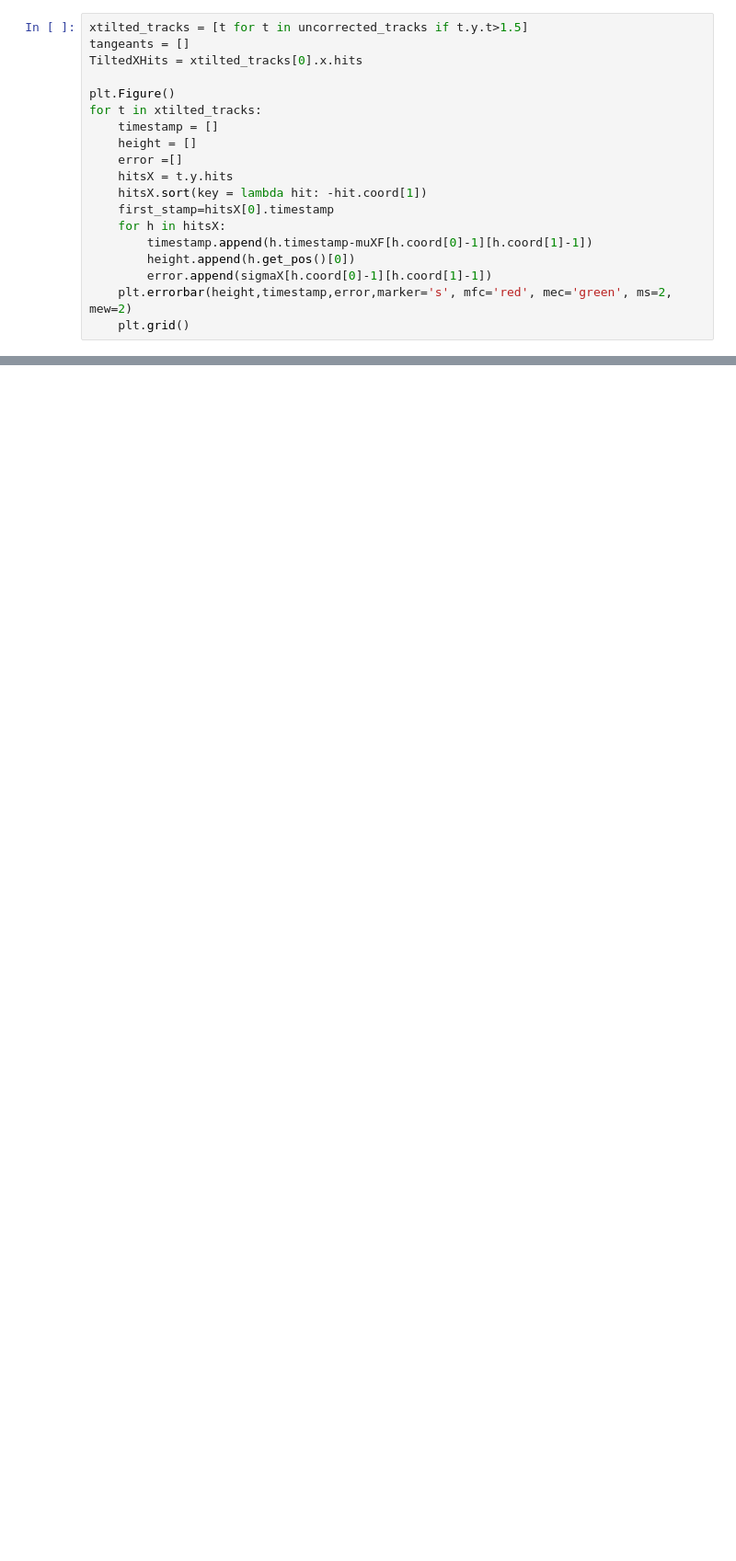
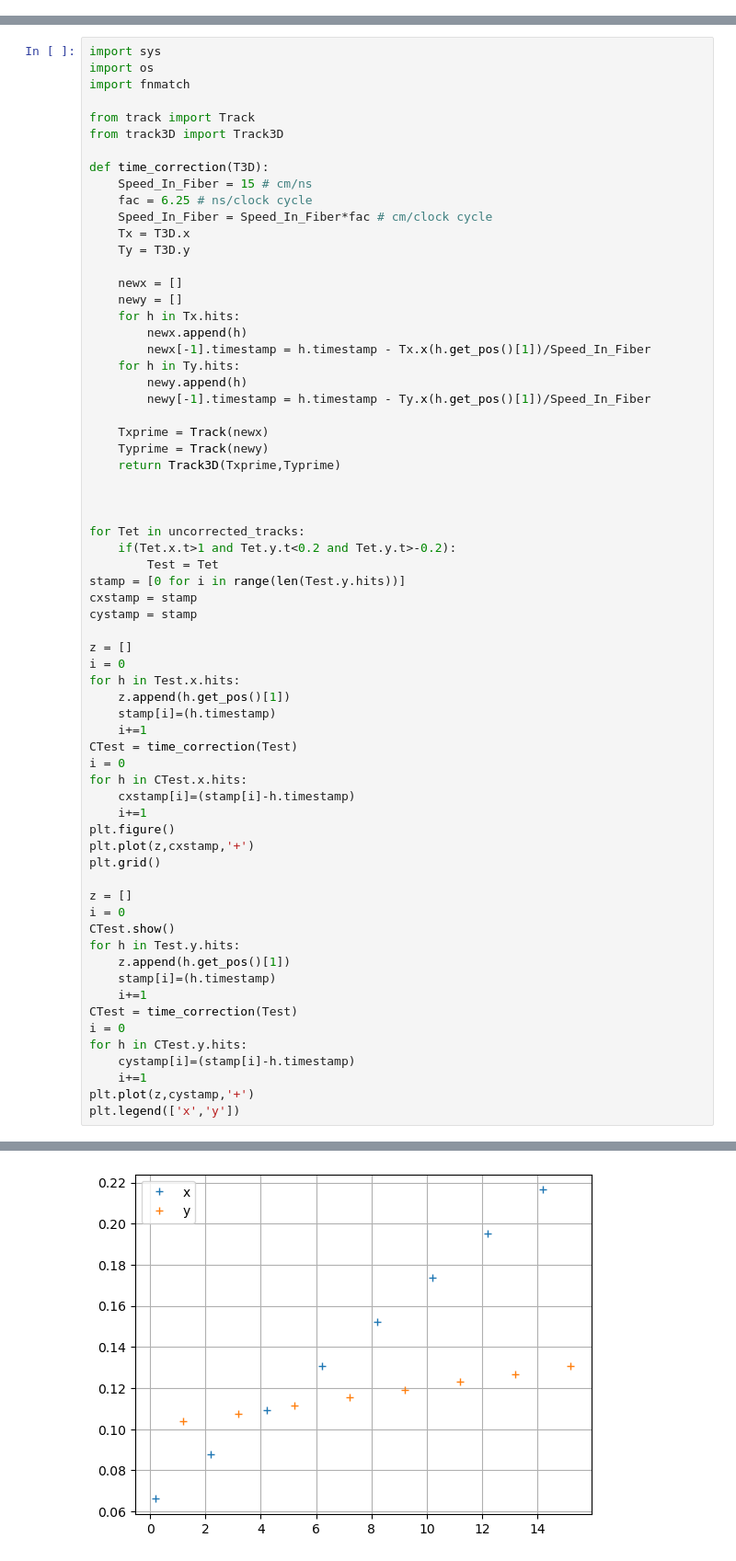
Before and after one commit to kauniska/ecal_reco, a Jupyter notebook: time_alignement/time_distribution.ipynb, the cells around one changed output, grey strips where cells are left out. Shown at 92% size. Drawn from its saved outputs; the diff is of its cells as text; blank space fills up the shorter version.

```diff
--- a/time_alignement/time_distribution.ipynb
+++ b/time_alignement/time_distribution.ipynb
@@ -322,22 +269,3 @@ for i in range(10000) :
     # print (hits)
     Track = Track3D(hits)
     uncorrected_tracks.append(Track)
-# %%
-xtilted_tracks = [t for t in uncorrected_tracks if t.y.t>1.5]
-tangeants = []
-TiltedXHits = xtilted_tracks[0].x.hits
-
-plt.Figure()
-for t in xtilted_tracks:
-    timestamp = []
-    height = []
-    error =[]
-    hitsX = t.y.hits
-    hitsX.sort(key = lambda hit: -hit.coord[1])
-    first_stamp=hitsX[0].timestamp
-    for h in hitsX:
-        timestamp.append(h.timestamp-muXF[h.coord[0]-1][h.coord[1]-1])
-        height.append(h.get_pos()[0])
-        error.append(sigmaX[h.coord[0]-1][h.coord[1]-1])
-    plt.errorbar(height,timestamp,error,marker='s', mfc='red', mec='green', ms=2, mew=2)
-    plt.grid()
@@ -366,0 +272,67 @@ ValueError: autodetected range of [nan, nan] is not finite
+# %%
+import sys
+import os
+import fnmatch
+
+from track import Track
+from track3D import Track3D
+
+def time_correction(T3D):
+    Speed_In_Fiber = 15 # cm/ns
+    fac = 6.25 # ns/clock cycle
+    Speed_In_Fiber = Speed_In_Fiber*fac # cm/clock cycle
+    Tx = T3D.x
+    Ty = T3D.y
+
+    newx = []
+    newy = []
+    for h in Tx.hits:
+        newx.append(h)
+        newx[-1].timestamp = h.timestamp - Tx.x(h.get_pos()[1])/Speed_In_Fiber
+    for h in Ty.hits:
+        newy.append(h)
+        newy[-1].timestamp = h.timestamp - Ty.x(h.get_pos()[1])/Speed_In_Fiber
+
+    Txprime = Track(newx)
+    Typrime = Track(newy)
+    return Track3D(Txprime,Typrime)
+
+
+
+for Tet in uncorrected_tracks:
+    if(Tet.x.t>1 and Tet.y.t<0.2 and Tet.y.t>-0.2):
+        Test = Tet
+stamp = [0 for i in range(len(Test.y.hits))]
+cxstamp = stamp
+cystamp = stamp
+
+z = []
+i = 0
+for h in Test.x.hits:
+    z.append(h.get_pos()[1])
+    stamp[i]=(h.timestamp)
+    i+=1
+CTest = time_correction(Test)
+i = 0
+for h in CTest.x.hits:
+    cxstamp[i]=(stamp[i]-h.timestamp)
+    i+=1
+plt.figure()
+plt.plot(z,cxstamp,'+')
+plt.grid()
+
+z = []
+i = 0
+CTest.show()
+for h in Test.y.hits:
+    z.append(h.get_pos()[1])
+    stamp[i]=(h.timestamp)
+    i+=1
+CTest = time_correction(Test)
+i = 0
+for h in CTest.y.hits:
+    cystamp[i]=(stamp[i]-h.timestamp)
+    i+=1
+plt.plot(z,cystamp,'+')
+plt.legend(['x','y'])
+# %% [output]
@@ -366,0 +340 @@ ValueError: autodetected range of [nan, nan] is not finite
+[figure, added]
```
Also changed, not shown: parts of 14 cells of this notebook, 4 other files.
